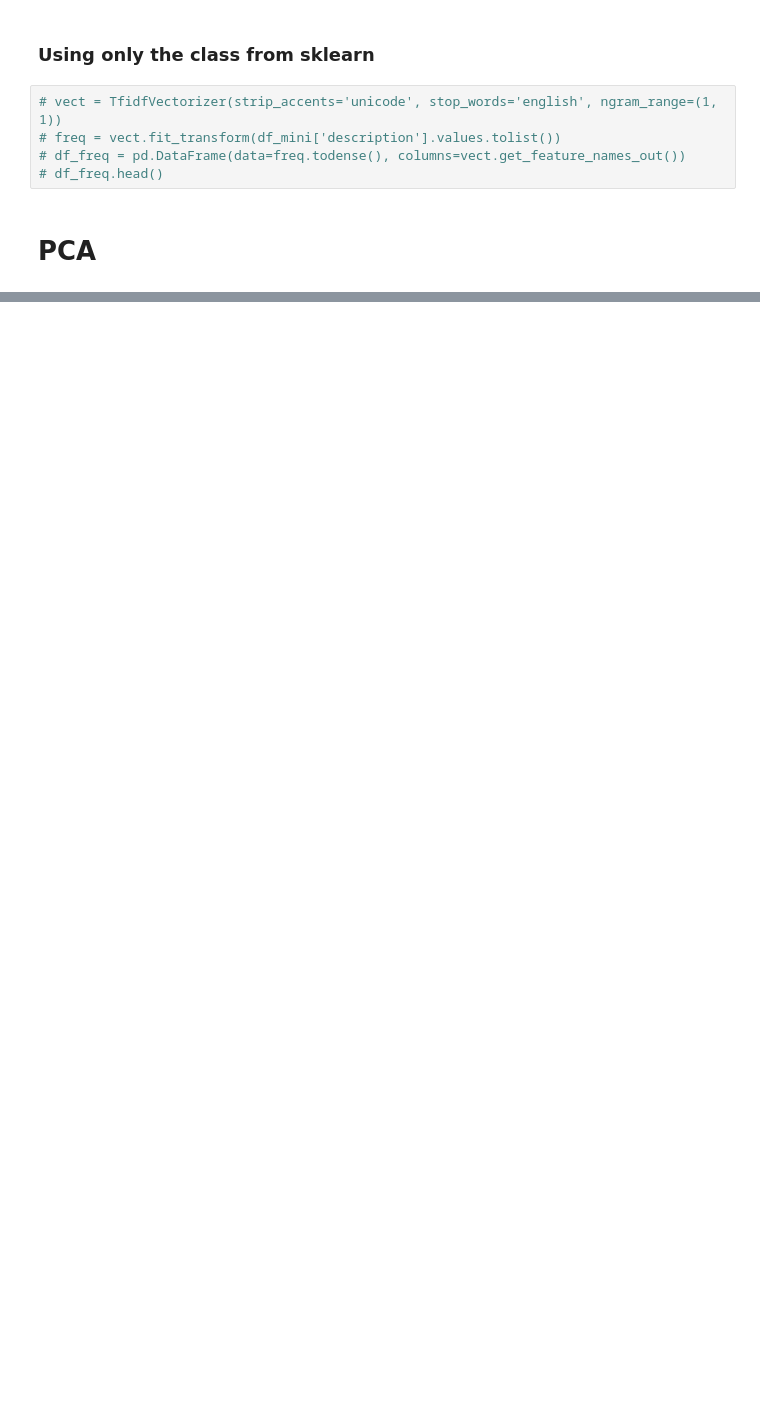
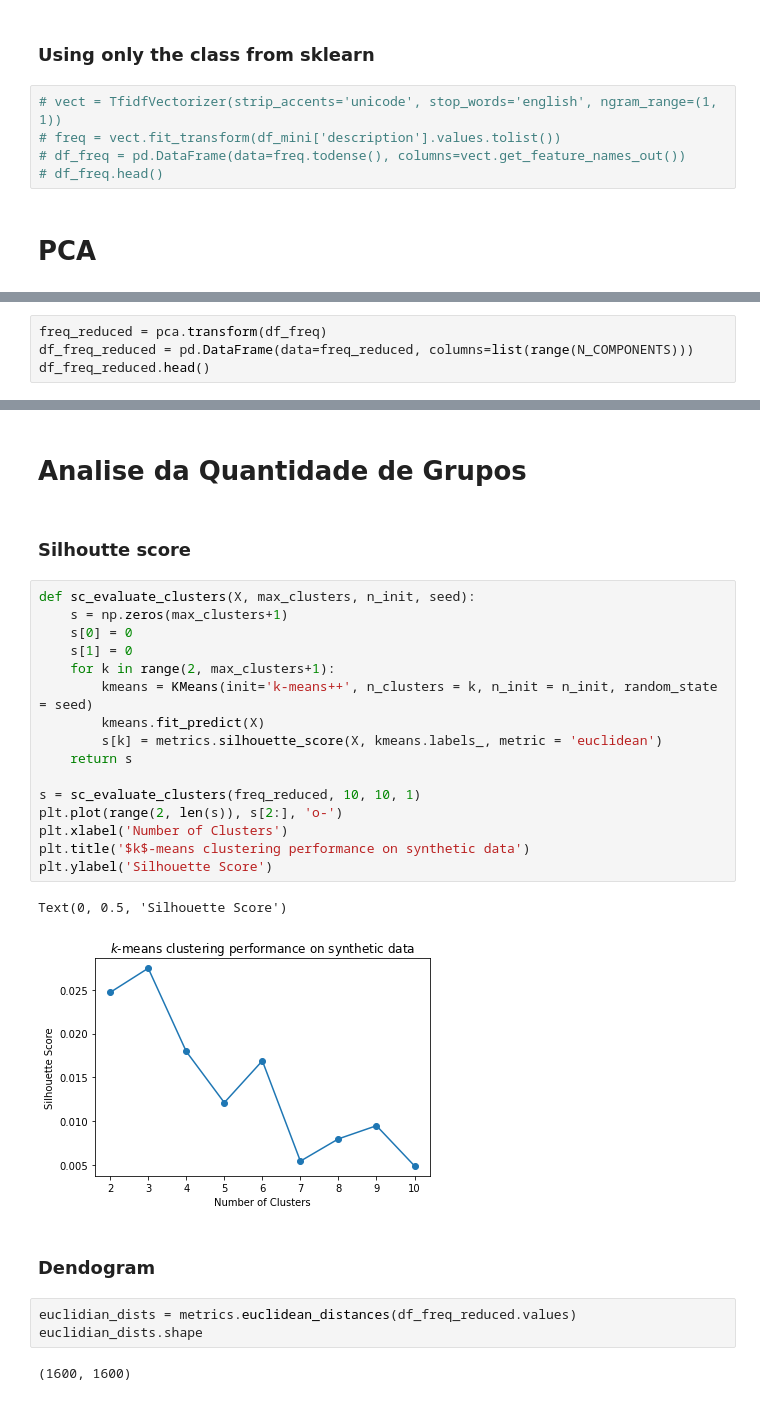
Before and after one commit to VitorBonella/NLP-Unsupervised-Learning, a Jupyter notebook: TrabalhoPratico-CienciaDeDados-IgorVarejão-VitorBonella.ipynb, the cells around one changed output, grey strips where cells are left out. Cells and saved outputs as stored; diff of their text form; blank space fills up the shorter version.

```diff
--- a/TrabalhoPratico-CienciaDeDados-IgorVarejão-VitorBonella.ipynb
+++ b/TrabalhoPratico-CienciaDeDados-IgorVarejão-VitorBonella.ipynb
@@ -157,0 +218,4 @@ pca.fit(df_freq);
+# %%
+freq_reduced = pca.transform(df_freq)
+df_freq_reduced = pd.DataFrame(data=freq_reduced, columns=list(range(N_COMPONENTS)))
+df_freq_reduced.head()
@@ -171,0 +242,30 @@ $$ \[
+# %% [markdown]
+# Analise da Quantidade de Grupos
+# %% [markdown]
+### Silhoutte score
+# %%
+def sc_evaluate_clusters(X, max_clusters, n_init, seed):
+    s = np.zeros(max_clusters+1)
+    s[0] = 0
+    s[1] = 0
+    for k in range(2, max_clusters+1):
+        kmeans = KMeans(init='k-means++', n_clusters = k, n_init = n_init, random_state = seed)
+        kmeans.fit_predict(X)
+        s[k] = metrics.silhouette_score(X, kmeans.labels_, metric = 'euclidean')
+    return s
+
+s = sc_evaluate_clusters(freq_reduced, 10, 10, 1)
+plt.plot(range(2, len(s)), s[2:], 'o-')
+plt.xlabel('Number of Clusters')
+plt.title('$k$-means clustering performance on synthetic data')
+plt.ylabel('Silhouette Score')
+# %% [output]
+Text(0, 0.5, 'Silhouette Score')
+[figure, added]
+# %% [markdown]
+### Dendogram
+# %%
+euclidian_dists = metrics.euclidean_distances(df_freq_reduced.values)
+euclidian_dists.shape
+# %% [output]
+(1600, 1600)
```
Also changed, not shown: parts of 26 cells of this notebook.
